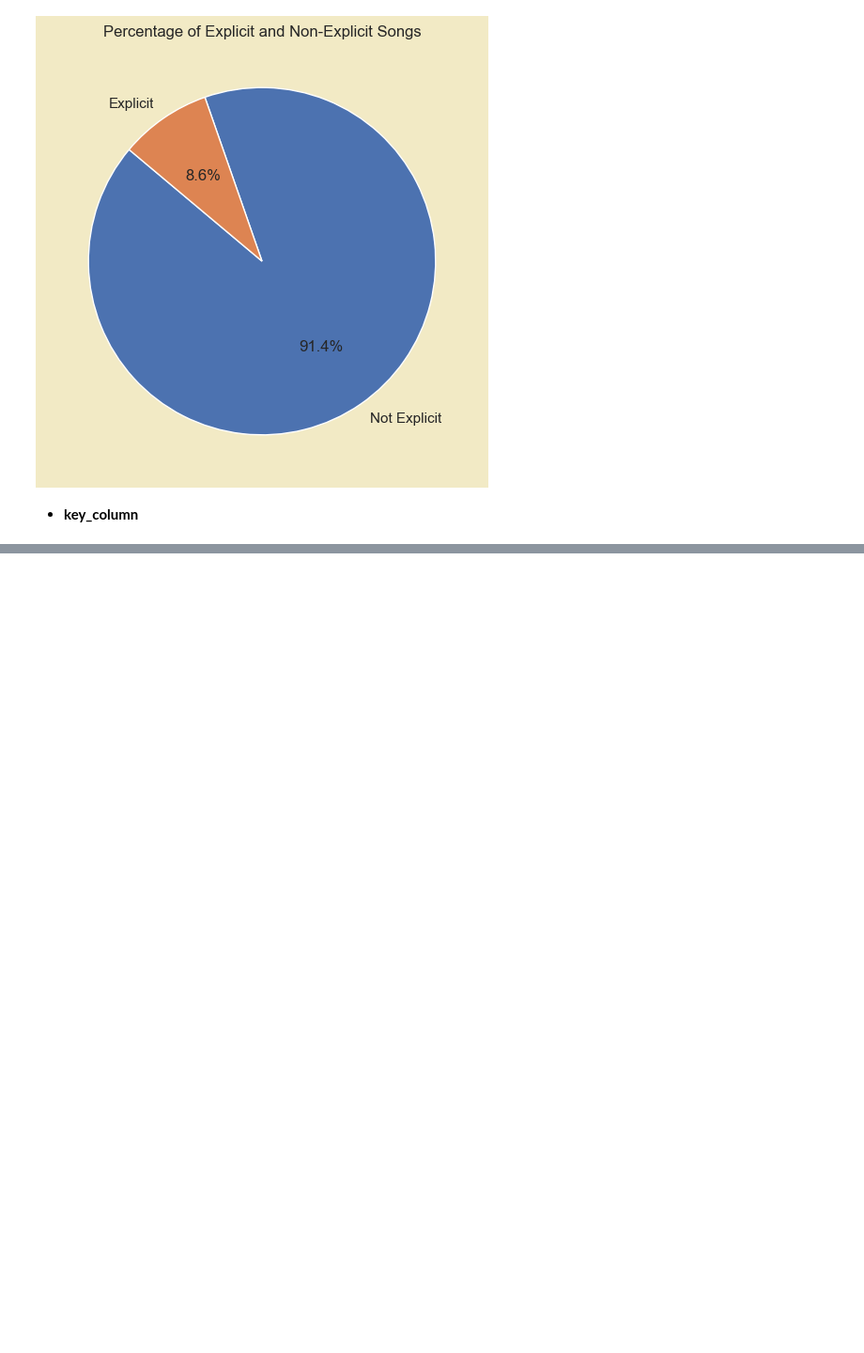
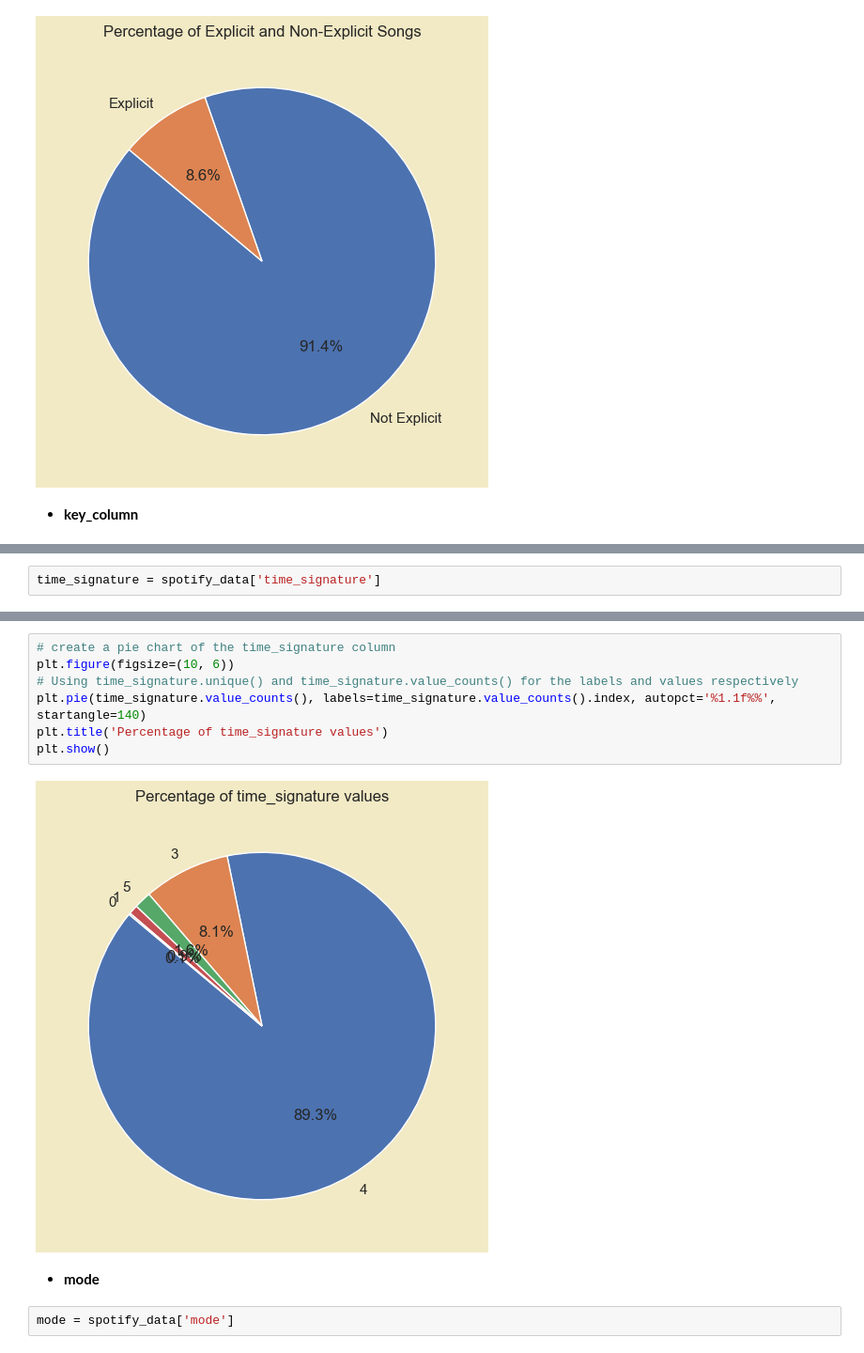
Before and after one commit to Juananalv205/Workshop002_spotify_grammy, a Jupyter notebook: notebooks/001_EDA_spotify.ipynb, the cells around one changed output, grey strips where cells are left out. Shown at 94% size. Cells and saved outputs as stored; diff of their text form; blank space fills up the shorter version.

```diff
--- a/notebooks/001_EDA_spotify.ipynb
+++ b/notebooks/001_EDA_spotify.ipynb
@@ -332,0 +415,2 @@ explicit_column = spotify_data['key_column']
+# %%
+time_signature = spotify_data['time_signature']
@@ -332,0 +438,13 @@ explicit_column = spotify_data['key_column']
+# %%
+# create a pie chart of the time_signature column
+plt.figure(figsize=(10, 6))
+# Using time_signature.unique() and time_signature.value_counts() for the labels and values respectively
+plt.pie(time_signature.value_counts(), labels=time_signature.value_counts().index, autopct='%1.1f%%', startangle=140)
+plt.title('Percentage of time_signature values')
+plt.show()
+# %% [output]
+[figure, added]
+# %% [markdown]
+- **mode**
+# %%
+mode = spotify_data['mode']
```
Also changed, not shown: parts of 27 cells of this notebook, 1 other file.
